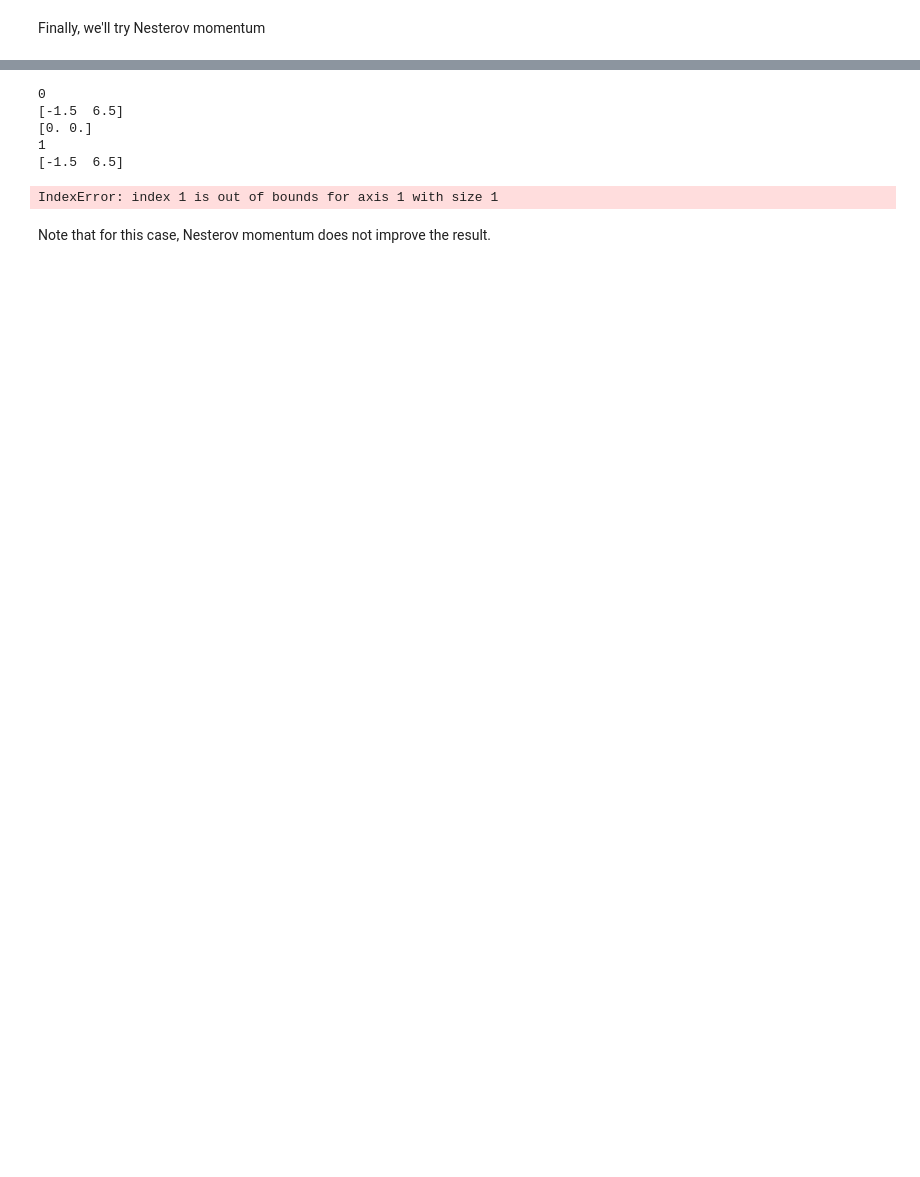
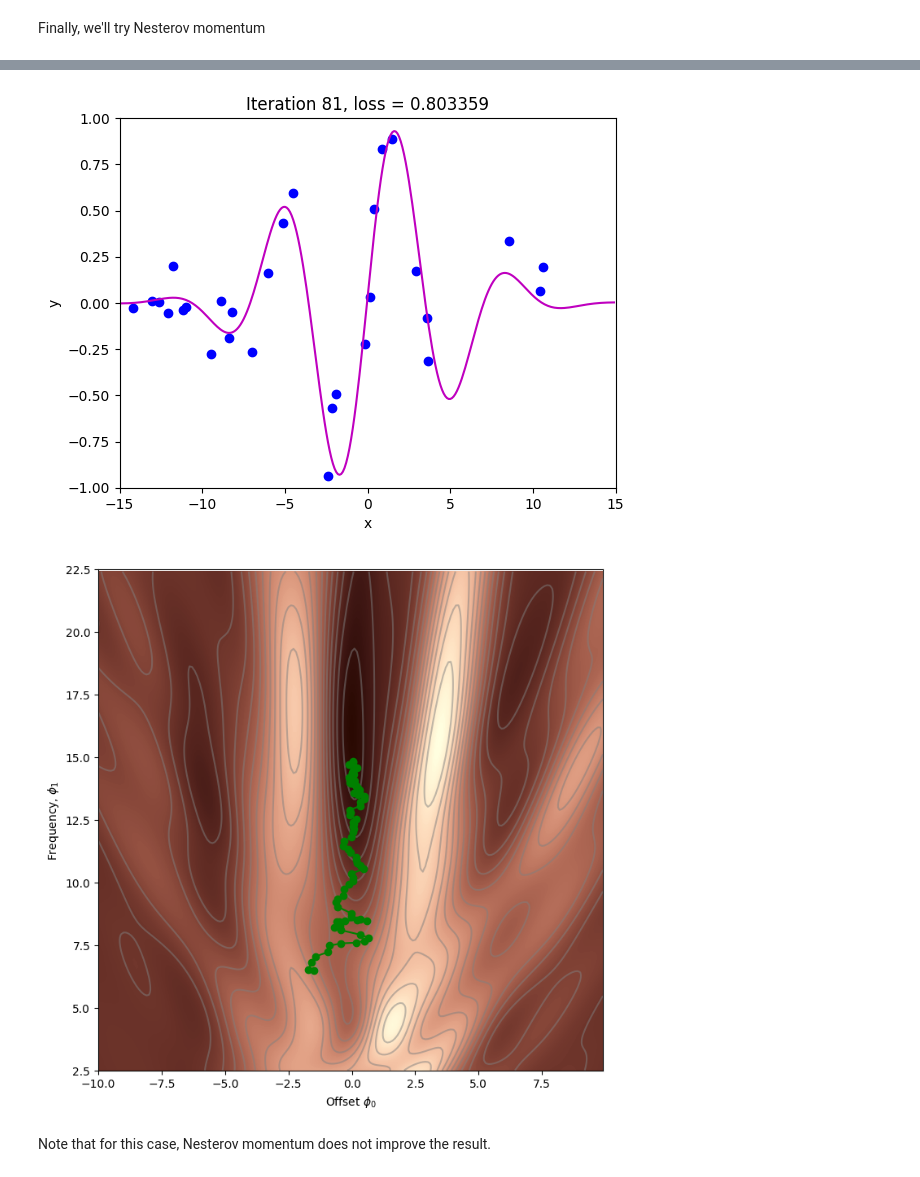
Before and after one commit to Machmurka/UnderstandingDeepLearning, a Jupyter notebook: Chapter6/6_4_Momentum.ipynb, the cells around one changed output, grey strips where cells are left out. Drawn from its saved outputs; the diff is of its cells as text; code cells hidden in the pictures; blank space fills up the shorter version.

Commit message:
Found errors in understanding concept of momentum

```diff
--- a/Chapter6/6_4_Momentum.ipynb
+++ b/Chapter6/6_4_Momentum.ipynb
@@ -189,9 +189,9 @@ for c_step in range (n_steps):
   # print(compute_loss(data[0,batch_index], data[1,batch_index],model,phi_all[:,c_step:c_step+1]))
   # Update the parameters
   phi_all[:,c_step+1:c_step+2] = phi_all[:,c_step:c_step+1] - alpha * momentum
-  if c_step % 10==0:
-    loss =  compute_loss(data[0,:], data[1,:], model, phi_all[:,c_step+1:c_step+2])
-    draw_model(data,model,phi_all[:,c_step+1], "Iteration %d, loss = %f"%(c_step+1,loss))
+  # if c_step % 10==0:
+  #   loss =  compute_loss(data[0,:], data[1,:], model, phi_all[:,c_step+1:c_step+2])
+  #   draw_model(data,model,phi_all[:,c_step+1], "Iteration %d, loss = %f"%(c_step+1,loss))
 draw_loss_function(compute_loss, data, model,phi_all)
 # %% [output]
 [figure]
@@ -210,49 +201,37 @@ Finally, we'll try Nesterov momentum
 # %%
 # Set the random number generator so you always get same numbers (disable if you don't want this)
 np.random.seed(1)
 # Initialize the parameters
 n_steps = 81
 batch_size = 5
 alpha = 0.6
 beta = 0.6
+#only one momentum?
+# not saving
 momentum = np.zeros([2,1])
 phi_all = np.zeros((2,n_steps+1))
 phi_all[0,0] = -1.5
 phi_all[1,0] = 6.5
 
 # Measure loss and draw initial model
 loss =  compute_loss(data[0,:], data[1,:], model, phi_all[:,0:1])
 draw_model(data,model,phi_all[:,0:1], "Initial parameters, Loss = %f"%(loss))
 
 for c_step in range (n_steps):
   # Choose random batch indices
   batch_index = np.random.permutation(data.shape[1])[0:batch_size]
   # TODO -- calculate Nesterov momentum - replace the lines below
-  # gradient = np.zeros([2,1])
-  # print(momentum[:,c_step:c_step+1],phi_all[:,c_step:c_step+1])
-  # phiTimes=phi_all[:,c_step]-alpha*momentum[:,c_step]
-  print(c_step)
-  print(phi_all[:,c_step])
-  print(momentum[:,c_step]*alpha)
-    # gradient = compute_gradient(data[0,batch_index], data[1,batch_index], phiTimes[:,0:1])
-  # print(data[0,batch_index])
-  # print(gradient,phiTimes)
-  # momentum = np.zeros([2,1])
-  # momentum[:,c_step+1;c_step+2]= beta*momentum+(1-beta)*
-
+  momentum= beta*momentum+(1-beta)*compute_gradient(data[0,batch_index],data[1,batch_index],phi_all[:,c_step:c_step+1]-alpha*momentum)
+  # print(momentum)
   # Update the parameters
   phi_all[:,c_step+1:c_step+2] = phi_all[:,c_step:c_step+1] - alpha * momentum
 
 loss =  compute_loss(data[0,:], data[1,:], model, phi_all[:,c_step+1:c_step+2])
 draw_model(data,model,phi_all[:,c_step+1], "Iteration %d, loss = %f"%(c_step+1,loss))
 draw_loss_function(compute_loss, data, model,phi_all)
 # %% [output]
 [figure]
-0
-[-1.5  6.5]
-[0. 0.]
-1
-[-1.5  6.5]
-IndexError: index 1 is out of bounds for axis 1 with size 1
+[figure, added]
+[figure, added]
 # %% [markdown]
 Note that for this case, Nesterov momentum does not improve the result.
```
Also changed, not shown: parts of 1 cell of this notebook.
